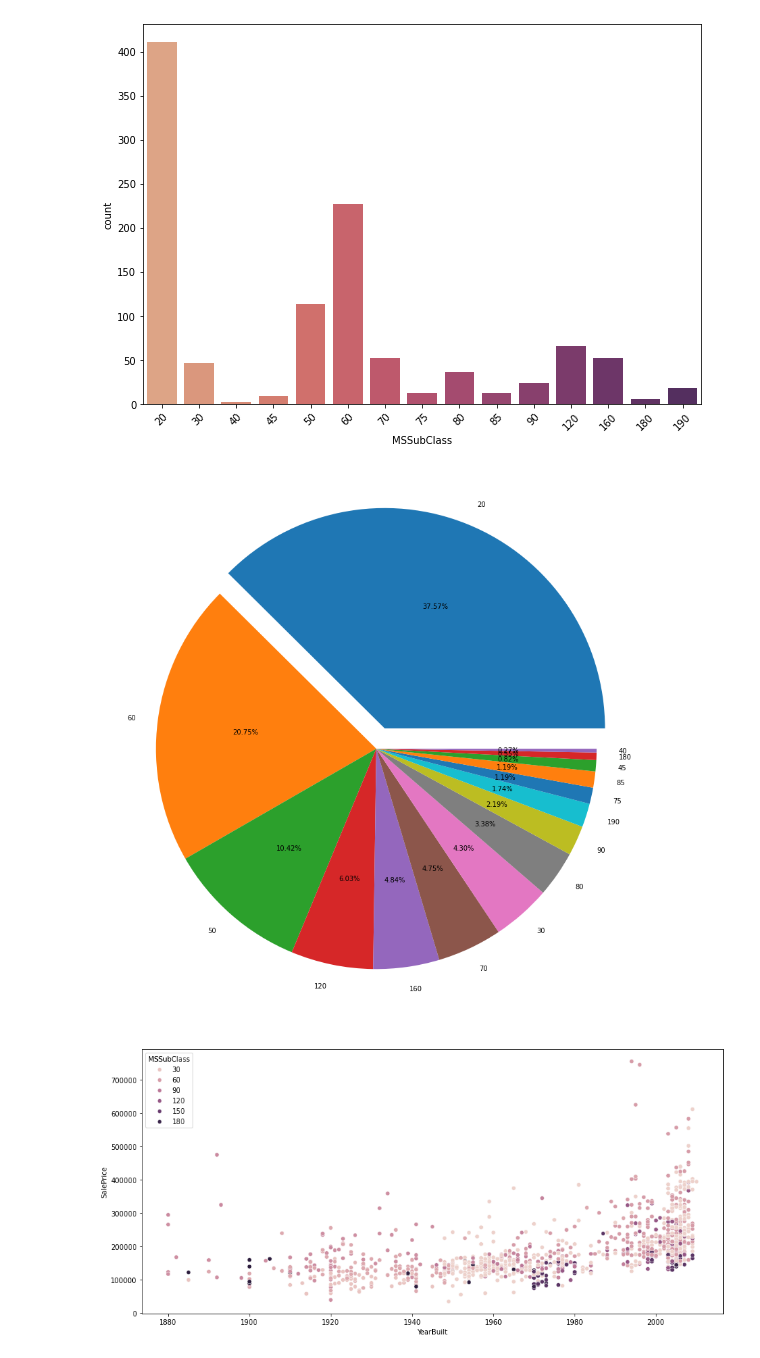
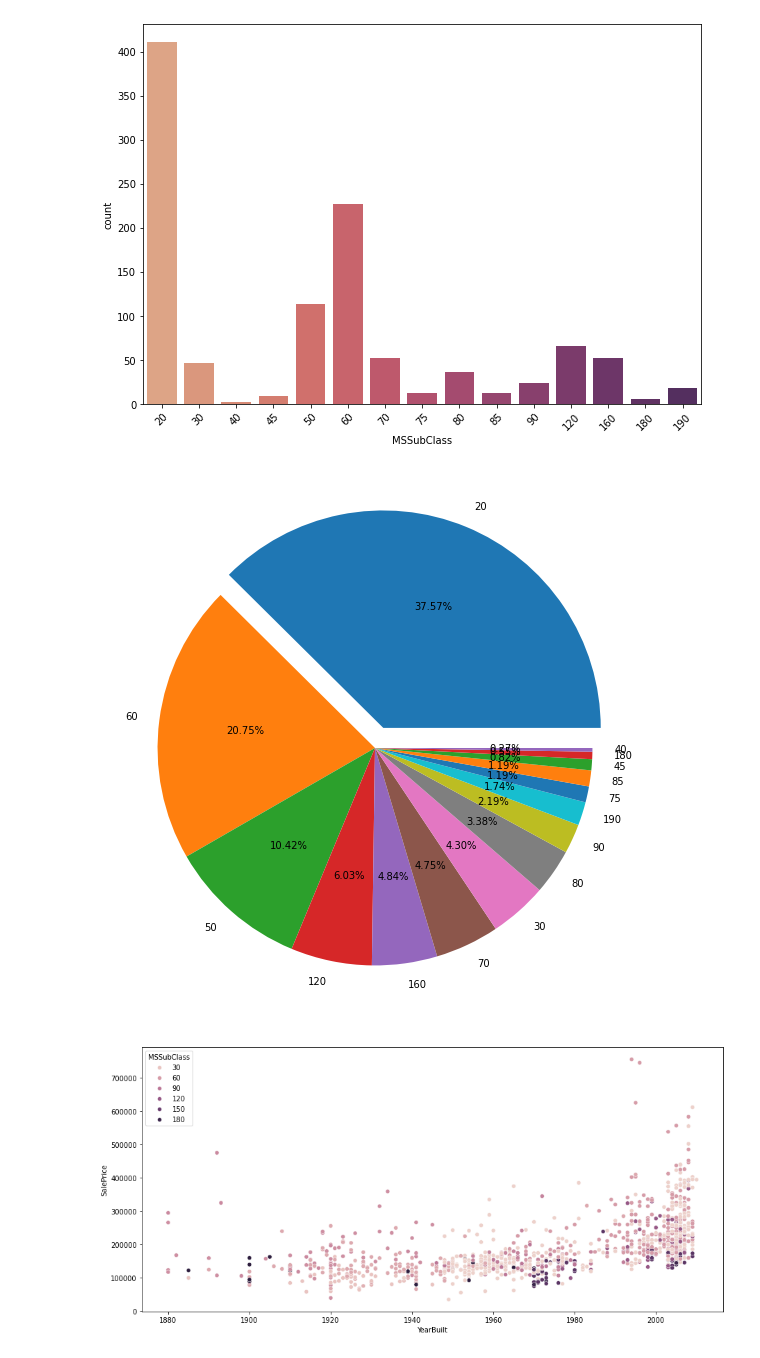
Before and after one commit to alib2014/Data-science, a Jupyter notebook: Statistic test/housPrice.ipynb, the cells around one changed output. Drawn from its saved outputs; the diff is of its cells as text; code cells hidden in the pictures.

```diff
--- a/Statistic test/housPrice.ipynb
+++ b/Statistic test/housPrice.ipynb
@@ -183,12 +197,12 @@ Passing `palette` without assigning `hue` is deprecated and will be removed in v
   sns.countplot(x=data['MSSubClass'], palette='flare')
 [figure]
 # %%
-plt.figure(figsize=(20, 15))
+plt.figure(figsize=(15, 10))
 explode = (0.1, 0, 0, 0, 0, 0, 0, 0, 0, 0, 0, 0, 0, 0, 0)
 plt.pie(data['MSSubClass'].value_counts().values, labels=data['MSSubClass'].value_counts().index, autopct='%.2f%%', explode=explode)
 plt.show()
 # %% [output]
-[figure, old version]
+[figure, new version]
 # %%
 fig, ax = plt.subplots(figsize=(15, 7))
 sns.scatterplot(x='YearBuilt', y='SalePrice', data=data, hue='MSSubClass', ax=ax)
```
Also changed, not shown: parts of 8 cells of this notebook, 1 other file.
